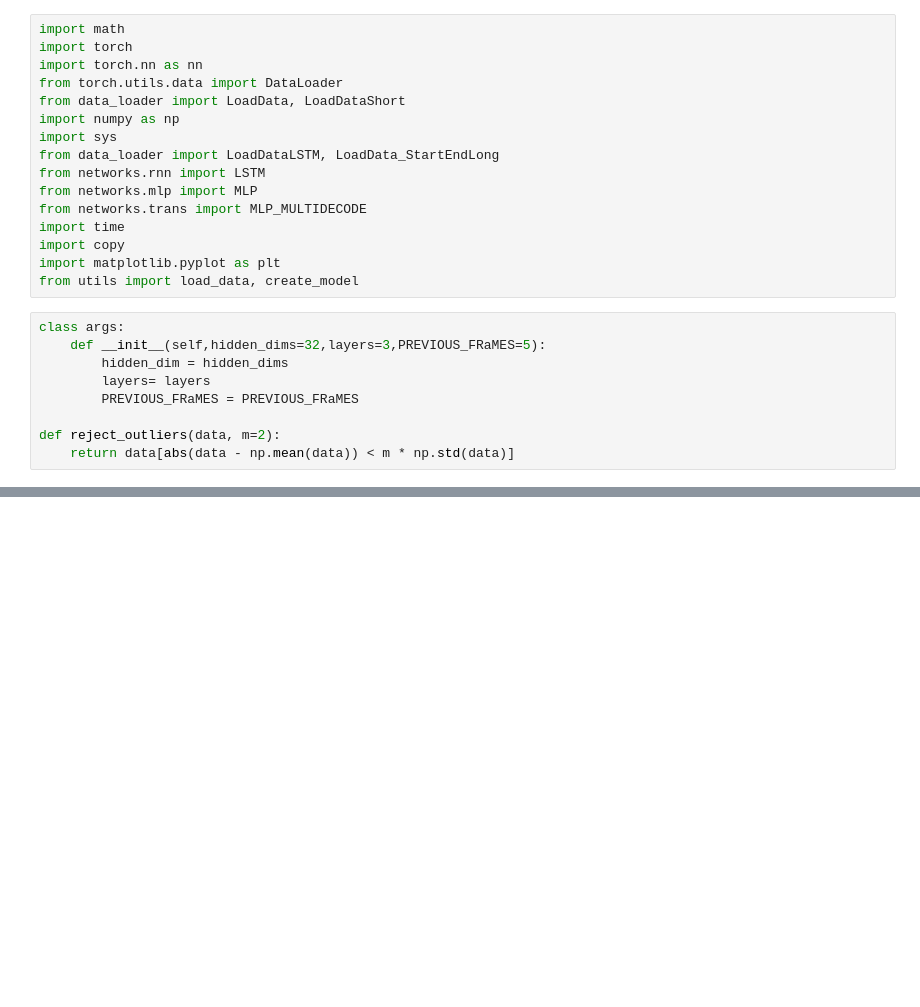
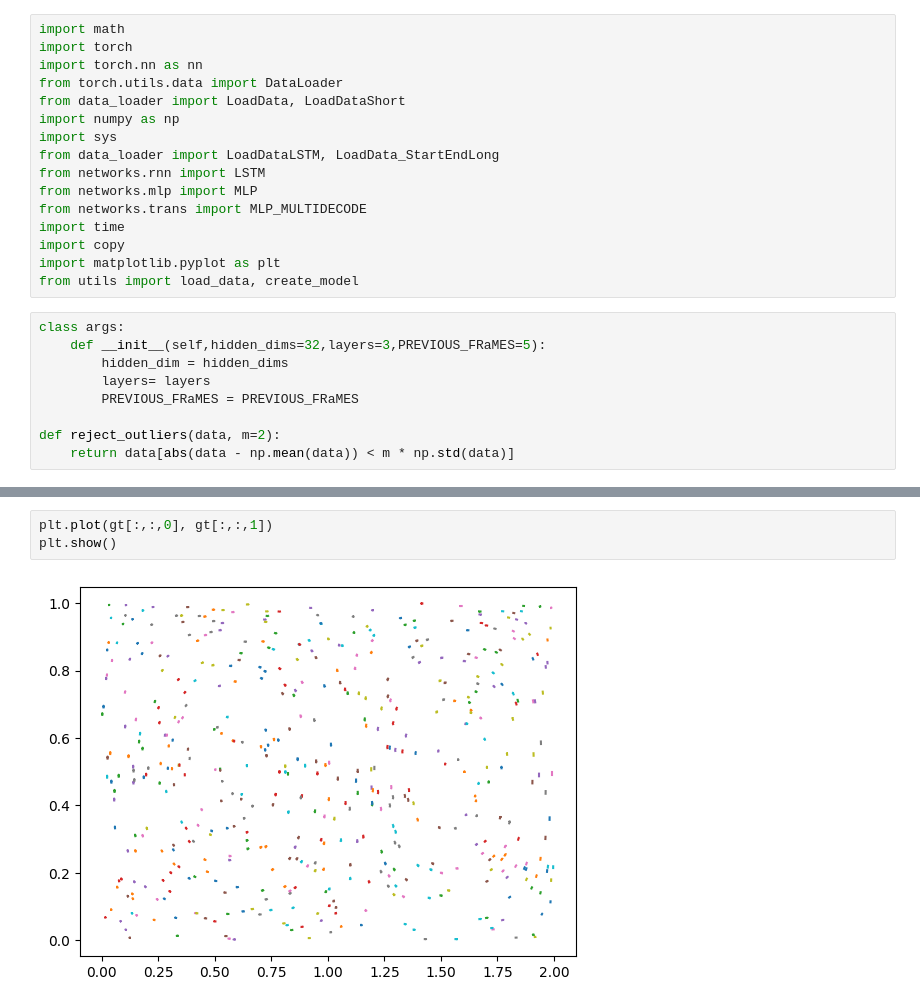
Before and after one commit to maanavchoubey/short_flow, a Jupyter notebook: mlp_short.ipynb, the cells around one changed output, grey strips where cells are left out. Saved outputs shown, nothing was run; the diff lists cells and outputs as text; blank space fills up the shorter version.

```diff
--- a/mlp_short.ipynb
+++ b/mlp_short.ipynb
@@ -217,0 +206,5 @@ array([1.14880807, 1.10307215])
+# %%
+plt.plot(gt[:,:,0], gt[:,:,1])
+plt.show()
+# %% [output]
+[figure, added]
```
Also changed, not shown: parts of 6 cells of this notebook.
